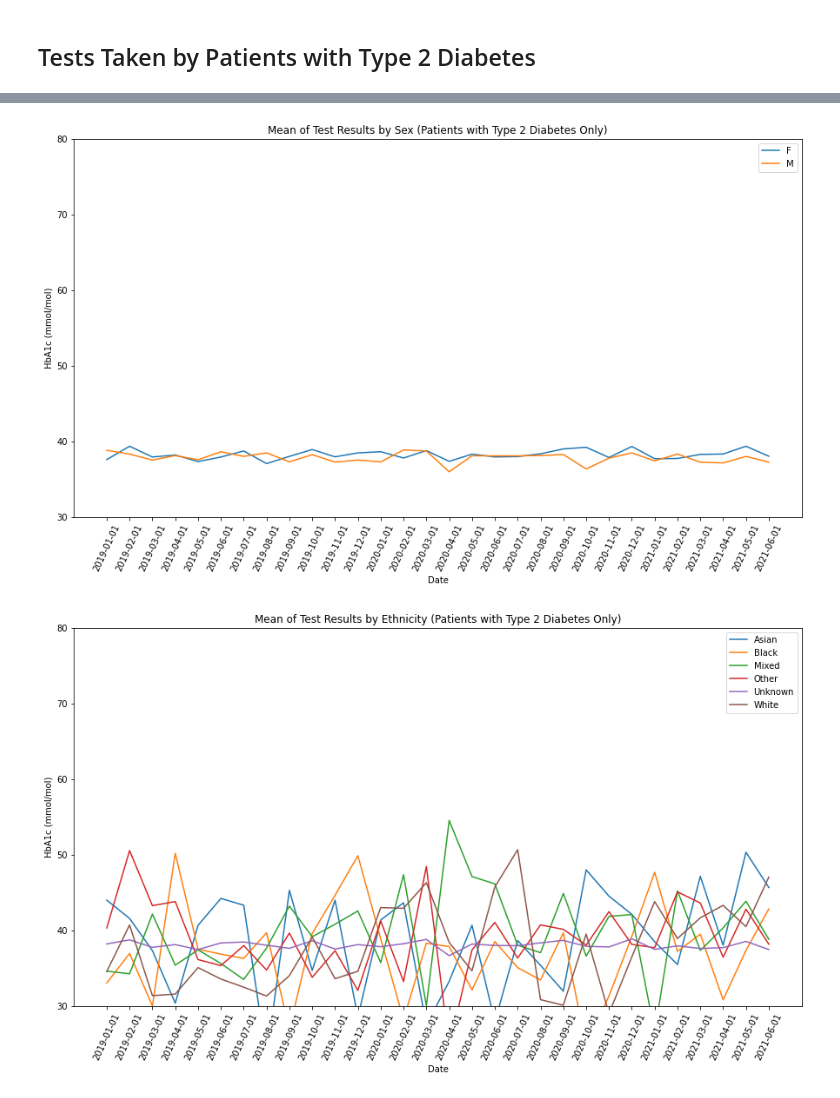
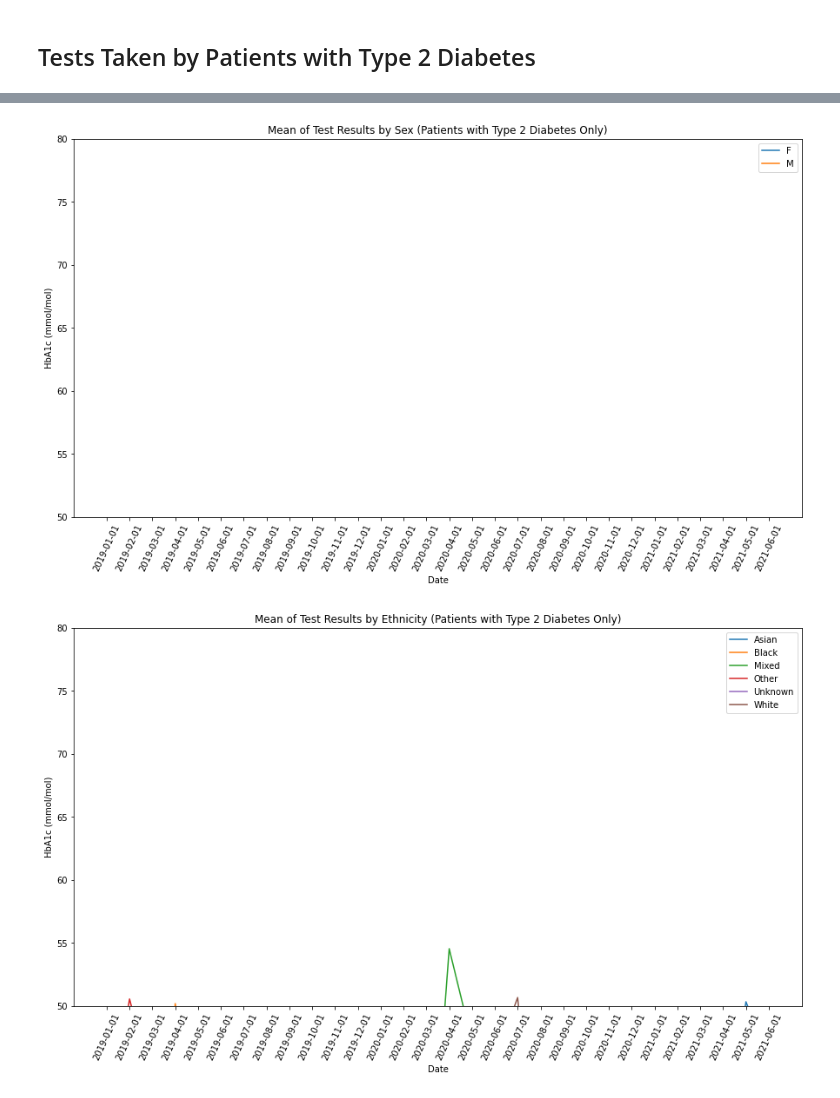
Before and after one commit to opensafely/HbA1c-levels, a Jupyter notebook: notebooks/hba1c_levels.ipynb, the cells around one changed output, grey strips where cells are left out. Cells and saved outputs as stored; diff of their text form; code cells hidden in the pictures.

```diff
--- a/notebooks/hba1c_levels.ipynb
+++ b/notebooks/hba1c_levels.ipynb
@@ -31,7 +31,7 @@ def compute_mean(df_in, group):
         df_in.groupby(by=['date',group])['hba1c_mmol_per_mol'].mean()
     ).reset_index().sort_values(by='date')
 
-def create_chart(df_in, group, title):
+def create_chart(df_in, group, title, min, max):
     """
     Outputs chart demonstrating trends in HbA1c levels by
     demographic group & month.
@@ -59,11 +59,22 @@ def create_chart(df_in, group, title):
     locs, labels = plt.xticks()
     plt.xlabel('Date')
     plt.ylabel('HbA1c (mmol/mol)')
-    plt.ylim(30,80)
+    plt.ylim(min,max)
     plt.title(title)
     plt.setp(labels, rotation=65)
     plt.show()
     print('\n')
+
+def df_wide(df_in, col):
+    """
+    Reformat dataframes from long to wide for table formatting
+
+    Args:
+        df_in (df): Input dataframe
+        group (str): Demographic group such as 'age_group',
+                     'sex', 'imd', 'region', and 'diabetes_type'
+    """
+    return df_in.pivot(index='date', columns=col, values='hba1c_mmol_per_mol')
 # %%
 # Read in input files
 li = []
@@ -205,41 +590,46 @@ create_chart(df_mi_t1, 'mental_illness', 'Mean of Test Results (Patients with Me
 # %% [markdown]
 ## Tests Taken by Patients with Type 2 Diabetes
+# %%
+min_d2 = 50
+max_d2 = 80
 # %%
 # Population
 df_pop_t2 = pd.DataFrame(df_t2.groupby(by=['date'])['hba1c_mmol_per_mol'].mean()).reset_index()
 create_chart(df_pop_t2, 'population',
-             'Mean of Test Results (Patients with Type 2 Diabetes Only)')
+             'Mean of Test Results (Patients with Type 2 Diabetes Only)', min_d2, max_d2)
 
 # Age
 df_age_t2 = compute_mean(df_t2, 'age_group')
-create_chart(df_age_t2.loc[df_age_t2.age_group != 'missing'], 'age_group',
-             'Mean of Test Results by Age (Patients with Type 2 Diabetes Only)')
+create_chart(df_age_t2.loc[~df_age_t2.age_group.isin(['missing','0-16'])], 'age_group',
+             'Mean of Test Results by Age (Patients with Type 2 Diabetes Only)', min_d2, max_d2)
 
 # Sex
 df_sex_t2 = compute_mean(df_t2, 'sex')
 create_chart(df_sex_t2.loc[df_sex_t2.sex.isin(['F','M'])], 'sex',
-             'Mean of Test Results by Sex (Patients with Type 2 Diabetes Only)')
+             'Mean of Test Results by Sex (Patients with Type 2 Diabetes Only)', min_d2, max_d2)
 
 # Ethnicity
 df_eth_t2 = compute_mean(df_t2, 'ethnicity')
 create_chart(df_eth_t2, 'ethnicity',
-             'Mean of Test Results by Ethnicity (Patients with Type 2 Diabetes Only)')
+             'Mean of Test Results by Ethnicity (Patients with Type 2 Diabetes Only)', min_d2, max_d2)
 
 # Region
 df_region_t2 = compute_mean(df_t2, 'region')
 create_chart(df_region_t2, 'region',
-             'Mean of Test Results by Region (Patients with Type 2 Diabetes Only)')
+             'Mean of Test Results by Region (Patients with Type 2 Diabetes Only)', min_d2, max_d2)
 
 # IMD
 df_imd_t2 = compute_mean(df_t2, 'imd')
 create_chart(df_imd_t2, 'imd',
-             'Mean of Test Results by IMD (Patients with Type 2 Diabetes Only)')
+             'Mean of Test Results by IMD (Patients with Type 2 Diabetes Only)', min_d2, max_d2)
 
 # Learning Disability
 df_ld_t2 = compute_mean(df_t2, 'learning_disability')
-create_chart(df_ld_t2, 'learning_disability', 'Mean of Test Results (Patients with Learning Disability and Type 2 Diabetes)')
+create_chart(df_ld_t2, 'learning_disability', 'Mean of Test Results (Patients with Learning Disability and Type 2 Diabetes)',
+             min_d2, max_d2)
 
 # Mental Illness
 df_mi_t2 = compute_mean(df_t2, 'mental_illness')
-create_chart(df_mi_t2, 'mental_illness', 'Mean of Test Results (Patients with Mental Illness and Type 2 Diabetes)')
+create_chart(df_mi_t2, 'mental_illness', 'Mean of Test Results (Patients with Mental Illness and Type 2 Diabetes)',
+             min_d2, max_d2)
 # %% [output]
@@ -248,2 +638,2 @@ create_chart(df_mi_t2, 'mental_illness', 'Mean of Test Results (Patients with Me
-[figure, old version]
+[figure, new version]
-[figure, old version]
+[figure, new version]
```
Also changed, not shown: parts of 7 cells of this notebook, 2 other files.
